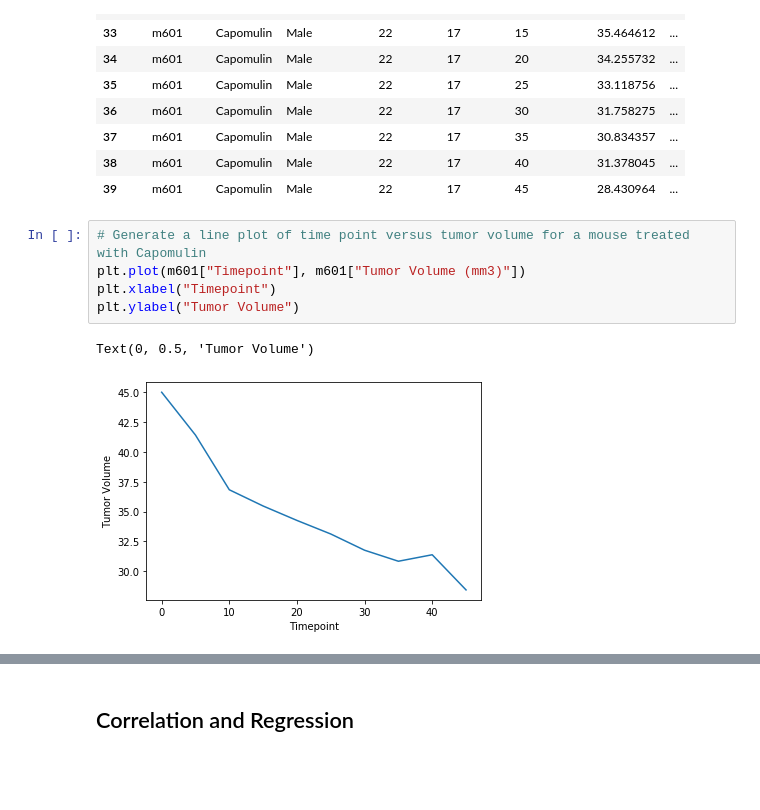
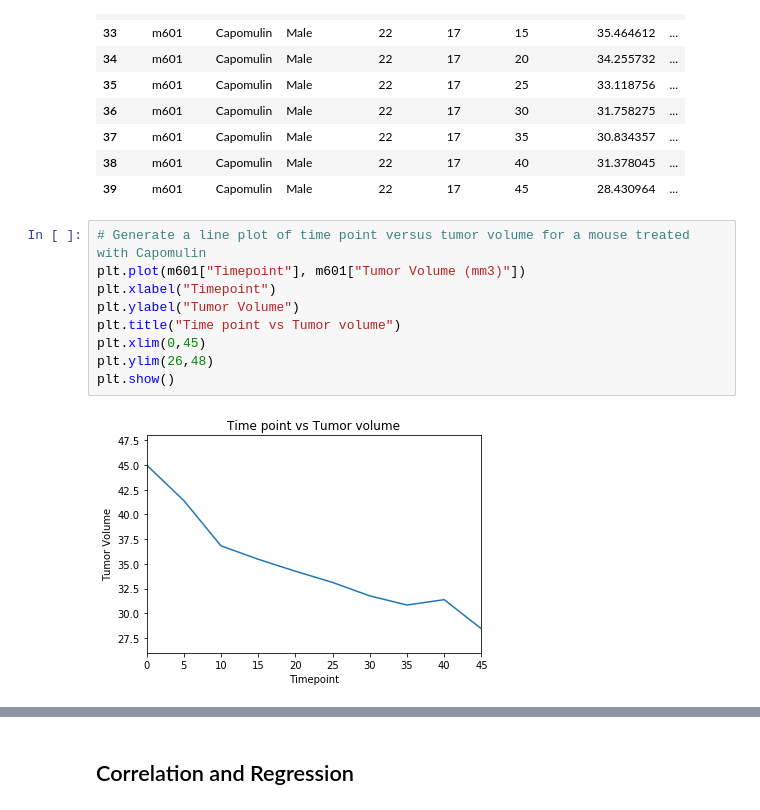
Before and after one commit to susovd/Matplotlib-Homework---the-power-of-the-plots, a Jupyter notebook: Pymaceuticals/pymaceuticals_Susov.ipynb, the cells around one changed output, grey strips where cells are left out. Saved outputs shown, nothing was run; the diff lists cells and outputs as text; blank space fills up the shorter version.

```diff
--- a/Pymaceuticals/pymaceuticals_Susov.ipynb
+++ b/Pymaceuticals/pymaceuticals_Susov.ipynb
@@ -321,11 +403,14 @@ m601
 # %%
 # Generate a line plot of time point versus tumor volume for a mouse treated with Capomulin
 plt.plot(m601["Timepoint"], m601["Tumor Volume (mm3)"])
 plt.xlabel("Timepoint")
 plt.ylabel("Tumor Volume")
+plt.title("Time point vs Tumor volume")
+plt.xlim(0,45)
+plt.ylim(26,48)
+plt.show()
 # %% [output]
-Text(0, 0.5, 'Tumor Volume')
-[figure, old version]
+[figure, new version]
 # %%
 # Generate a scatter plot of mouse weight versus average tumor volume for the Capomulin regimen
 #group by mouse ID and get mean and use it to scatterplot
```
Also changed, not shown: parts of 22 cells of this notebook, 1 other file.
